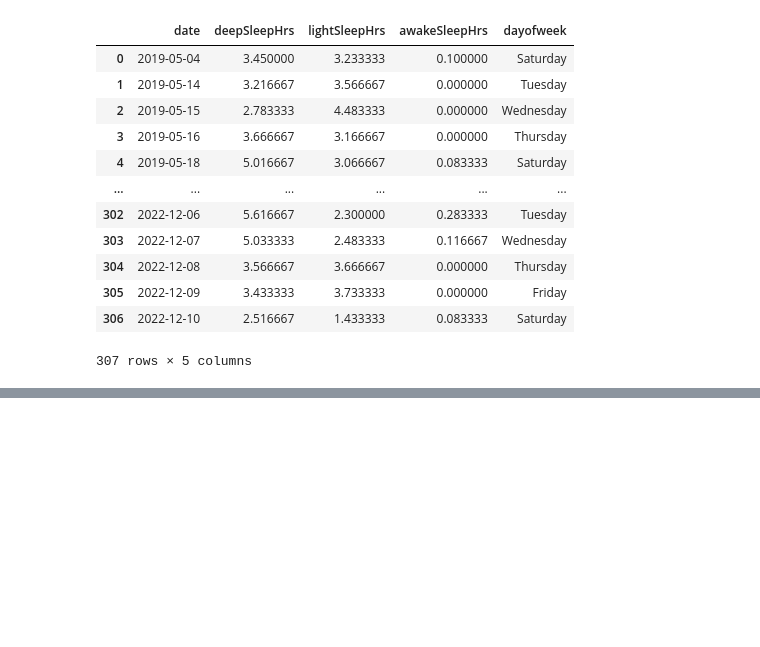
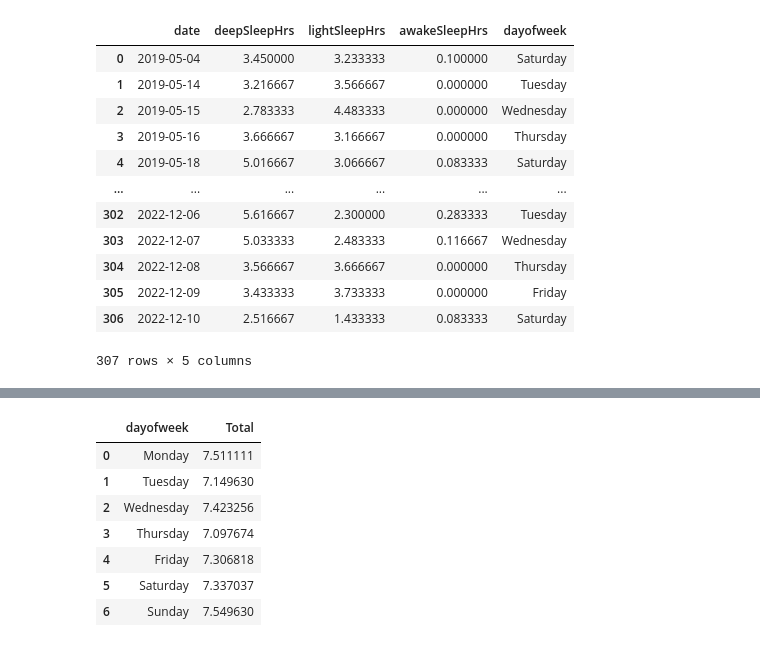
Before and after one commit to ferhat00/garmin_sleep_analysis, a Jupyter notebook: sleep_garmin.ipynb, the cells around one changed output, grey strips where cells are left out. Saved outputs shown, nothing was run; the diff lists cells and outputs as text; code cells hidden in the pictures; blank space fills up the shorter version.

```diff
--- a/sleep_garmin.ipynb
+++ b/sleep_garmin.ipynb
@@ -508,0 +516,12 @@ ValueError: could not convert string to float: 'Saturday'
+# %%
+mean_grouped = df_daily_subset.groupby(by = 'dayofweek')['Total'].mean().to_frame().reset_index()
+mean_grouped
+# %% [output]
+|  | dayofweek | Total |
+| 0 | Monday | 7.511111 |
+| 1 | Tuesday | 7.149630 |
+| 2 | Wednesday | 7.423256 |
+| 3 | Thursday | 7.097674 |
+| 4 | Friday | 7.306818 |
+| 5 | Saturday | 7.337037 |
+| 6 | Sunday | 7.549630 |
```
Also changed, not shown: parts of 17 cells of this notebook.
